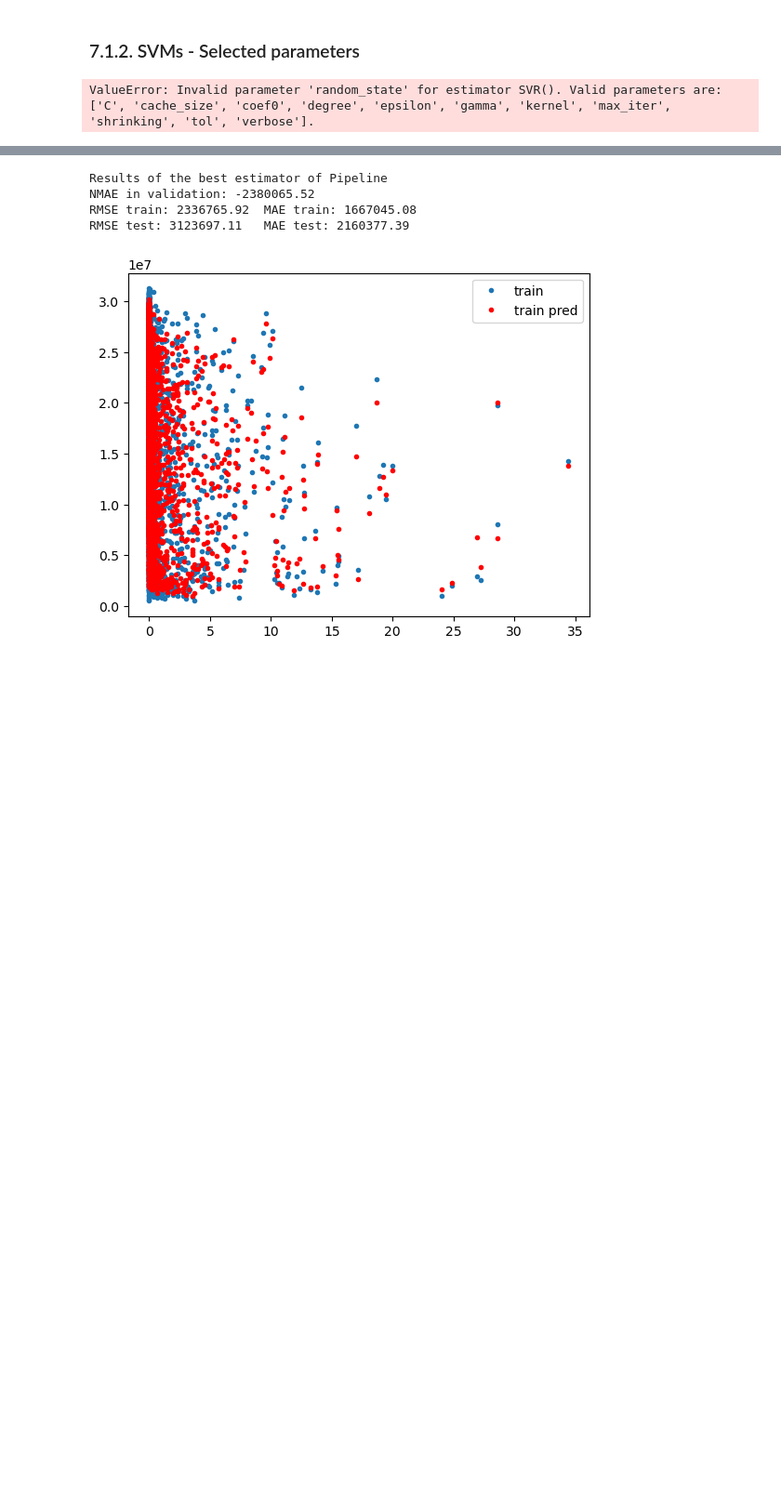
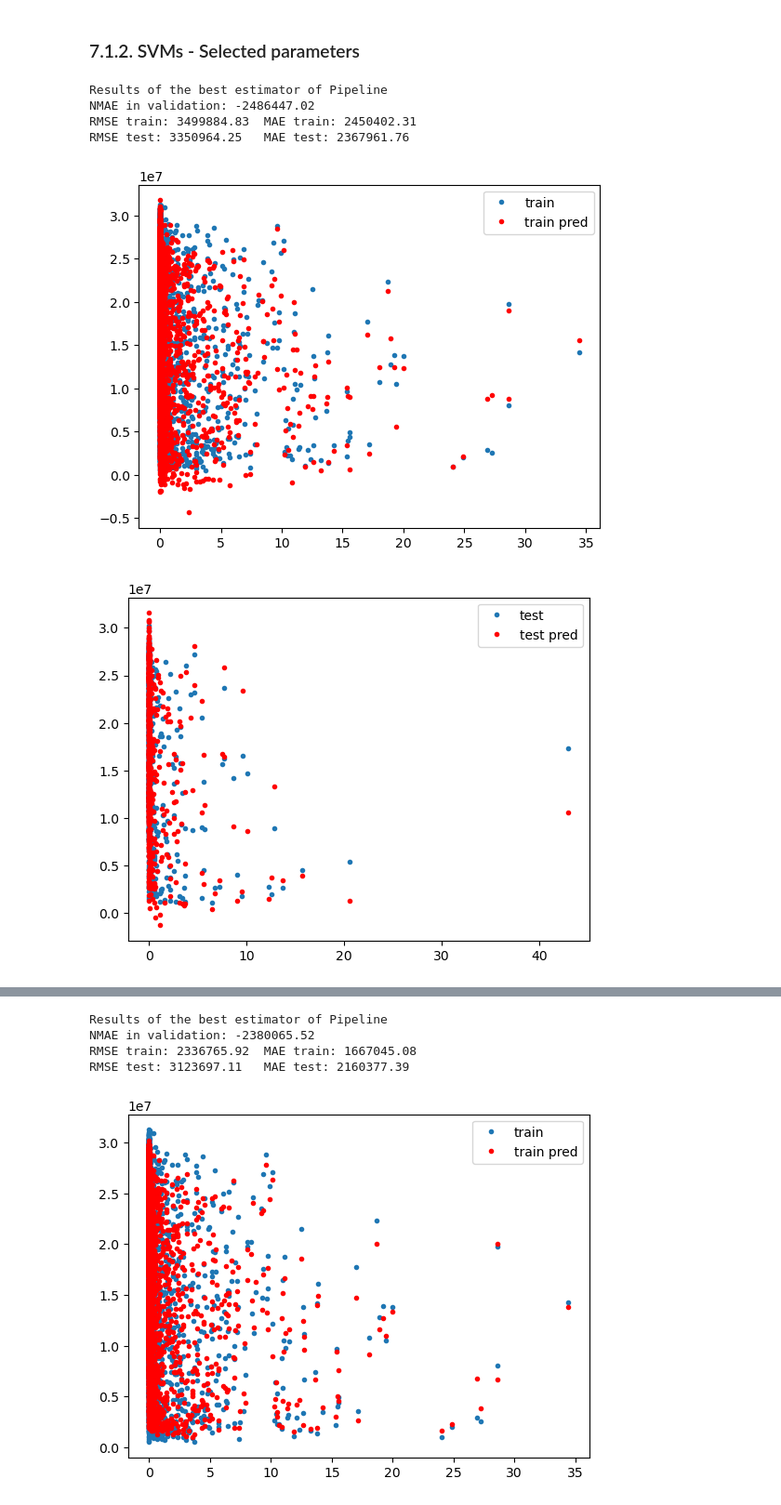
Before and after one commit to carlosiborra/AMS-2013-2014-Solar-Energy-Prediction-Contest, a Jupyter notebook: code/model.ipynb, the cells around one changed output, grey strips where cells are left out. Shown at 93% size. Cells and saved outputs as stored; diff of their text form; code cells hidden in the pictures; blank space fills up the shorter version.

```diff
--- a/code/model.ipynb
+++ b/code/model.ipynb
@@ -841,6 +1046,7 @@ score = train_and_test(
     model.best_estimator_, model.best_score_, X_train, y_train, X_test, y_test
 )
 
+models["RegTrees_select"] = model
 results["RegTrees_select"] = score
 times["RegTrees_select"] = total_time
 
@@ -906,6 +1112,8 @@ total_time = end_time - start_time
 score = train_and_test(
     model.best_estimator_, model.best_score_, X_train, y_train, X_test, y_test
 )
+
+models["LinearReg_pred"] = model
 results['LinearReg_pred'] = score
 times['LinearReg_pred'] = total_time
 
@@ -1014,13 +1222,17 @@ max_score = min(all_scores, key=lambda x: x[1])  # Best model is the one that mi
 best_regr = model[all_scores.index(max_score)]
 total_time = ln_reg_time[all_scores.index(max_score)]
 
+models['LinearReg_select'] = best_regr
 results['LinearReg_select'] = max_score
 print(results)
 times['LinearReg_select'] = total_time
 print(times)
+
+
 # print number of selected features
 print(f"Number of selected features: {best_regr.best_estimator_.named_steps['select'].get_support().sum()}")
 
+# Print results
 print_results("LINEAR REGRESSION SELECTED PARAMETERS", best_regr, scoring[all_scores.index(max_score)], score, total_time)
 # %% [output]
 Model: -2723823.0627315757
@@ -1221,6 +1433,7 @@ score = train_and_test(
     model.best_estimator_, model.best_score_, X_train, y_train, X_test, y_test
 )
 
+models["SVM_pred"] = model
 results["SVM_pred"] = score
 times["SVM_pred"] = total_time
 
@@ -1255,18 +1468,17 @@ n_splits = 5
 
 pipeline = Pipeline(
     [
-        # We scale the data to avoid overfitting - Recommended for SVMs
-        # ('scaler', StandardScaler()),
+        # ('scaler', StandardScaler()),  # We scale the data to avoid overfitting - Recommended for SVMs
         # ('select', SelectKBest(f_regression)),
-        ("model", SVR())
+        ("model", SVR()) # Support Vector Regression (SVM for regression, SVC for classification)
     ]
 )
 
 param_grid = {
     "model__kernel": ["linear", "poly", "rbf", "sigmoid"],
-    "model__C": [0.1, 1, 10, 100, 1000, 1010, 1050, 1100],
+    "model__C": [0.1, 1, 10, 100, 1000],
     "model__gamma": ["scale", "auto", 0.1, 1, 10, 100, 1000],
-    # 'select__k': list(range(1, X_train.shape[1]+1)),
+#   'select__k': list(range(1, X_train.shape[1]+1))
 }
 
 # param_grid = {
@@ -1279,31 +1491,37 @@ param_grid = {
 # }
 
 # Note: gamma is 1000 in the border, -> extend the range
 
 
 # We use TimeSeriesSplit to split the data in folds without losing the temporal order
 model = RandomizedSearchCV(
     pipeline,
     param_grid,
     scoring="neg_mean_absolute_error",
     cv=TimeSeriesSplit(n_splits),
     n_iter=budget,
     n_jobs=-1,
 )
 
 start_time = time.time()
 model.fit(X=X_train, y=y_train)
 end_time = time.time()
 
 total_time = end_time - start_time
 
 score = train_and_test(
     model.best_estimator_, model.best_score_, X_train, y_train, X_test, y_test
 )
 
+models["SVM_select"] = model
 results["SVM_select"] = score
 times["SVM_select"] = total_time
 
 print_results("SVM SELECTED PARAMETERS", model, model.best_score_, score, total_time)
 # %% [output]
-ValueError: Invalid parameter 'random_state' for estimator SVR(). Valid parameters are: ['C', 'cache_size', 'coef0', 'degree', 'epsilon', 'gamma', 'kernel', 'max_iter', 'shrinking', 'tol', 'verbose'].
+Results of the best estimator of Pipeline
+NMAE in validation: -2486447.02
+RMSE train: 3499884.83  MAE train: 2450402.31
+RMSE test: 3350964.25   MAE test: 2367961.76
+[figure, added]
+[figure, added]
```
Also changed, not shown: parts of 48 cells of this notebook, 5 other files.
